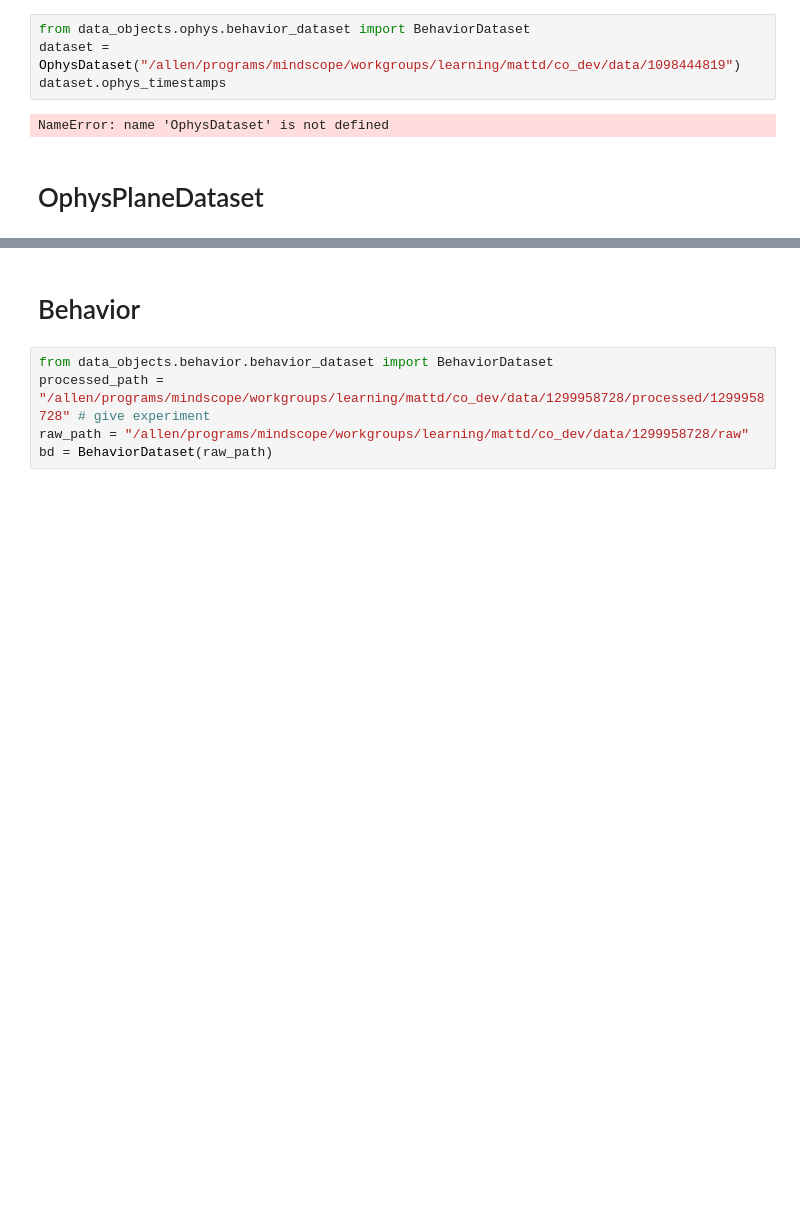
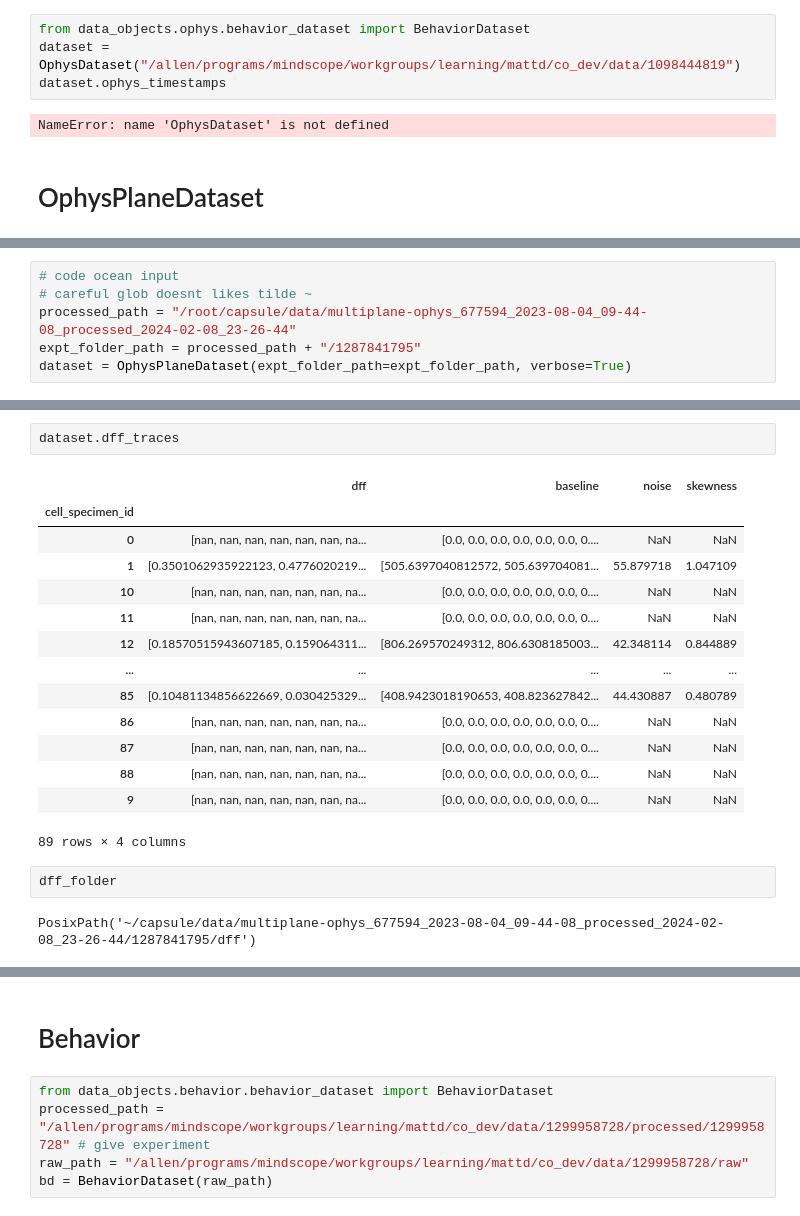
Before and after one commit to AllenNeuralDynamics/lamf-analysis, a Jupyter notebook: ophys-mfish-dev/notebooks/Dataset-object-demo.ipynb, the cells around one changed output, grey strips where cells are left out. Drawn from its saved outputs; the diff is of its cells as text; blank space fills up the shorter version.

Commit message:
added verbose to OPD

```diff
--- a/ophys-mfish-dev/notebooks/Dataset-object-demo.ipynb
+++ b/ophys-mfish-dev/notebooks/Dataset-object-demo.ipynb
@@ -244,3 +246,9 @@ from data_objects.ophys.ophys_plane_dataset import OphysPlaneDataset
 processed_path = "/allen/programs/mindscope/workgroups/learning/mattd/co_dev/data/1299958728/processed/"
 expt_folder_path = "/allen/programs/mindscope/workgroups/learning/mattd/co_dev/data/1299958728/processed/1299958728"
 dataset = OphysPlaneDataset(expt_folder_path=expt_folder_path)
+# %%
+# code ocean input
+# careful glob doesnt likes tilde ~
+processed_path = "/root/capsule/data/multiplane-ophys_677594_2023-08-04_09-44-08_processed_2024-02-08_23-26-44"
+expt_folder_path = processed_path + "/1287841795"
+dataset = OphysPlaneDataset(expt_folder_path=expt_folder_path, verbose=True)
@@ -246,0 +274,21 @@ dataset = OphysPlaneDataset(expt_folder_path=expt_folder_path)
+# %%
+dataset.dff_traces
+# %% [output]
+|  | dff | baseline | noise | skewness |
+| cell_specimen_id |  |  |  |  |
+| 0 | [nan, nan, nan, nan, nan, nan, na... | [0.0, 0.0, 0.0, 0.0, 0.0, 0.0, 0.... | NaN | NaN |
+| 1 | [0.3501062935922123, 0.4776020219... | [505.6397040812572, 505.639704081... | 55.879718 | 1.047109 |
+| 10 | [nan, nan, nan, nan, nan, nan, na... | [0.0, 0.0, 0.0, 0.0, 0.0, 0.0, 0.... | NaN | NaN |
+| 11 | [nan, nan, nan, nan, nan, nan, na... | [0.0, 0.0, 0.0, 0.0, 0.0, 0.0, 0.... | NaN | NaN |
+| 12 | [0.18570515943607185, 0.159064311... | [806.269570249312, 806.6308185003... | 42.348114 | 0.844889 |
+| ... | ... | ... | ... | ... |
+| 85 | [0.10481134856622669, 0.030425329... | [408.9423018190653, 408.823627842... | 44.430887 | 0.480789 |
+| 86 | [nan, nan, nan, nan, nan, nan, na... | [0.0, 0.0, 0.0, 0.0, 0.0, 0.0, 0.... | NaN | NaN |
+| 87 | [nan, nan, nan, nan, nan, nan, na... | [0.0, 0.0, 0.0, 0.0, 0.0, 0.0, 0.... | NaN | NaN |
+| 88 | [nan, nan, nan, nan, nan, nan, na... | [0.0, 0.0, 0.0, 0.0, 0.0, 0.0, 0.... | NaN | NaN |
+| 9 | [nan, nan, nan, nan, nan, nan, na... | [0.0, 0.0, 0.0, 0.0, 0.0, 0.0, 0.... | NaN | NaN |
+89 rows × 4 columns
+# %%
+dff_folder
+# %% [output]
+PosixPath('~/capsule/data/multiplane-ophys_677594_2023-08-04_09-44-08_processed_2024-02-08_23-26-44/1287841795/dff')
```
Also changed, not shown: parts of 8 cells of this notebook, 2 other files.
